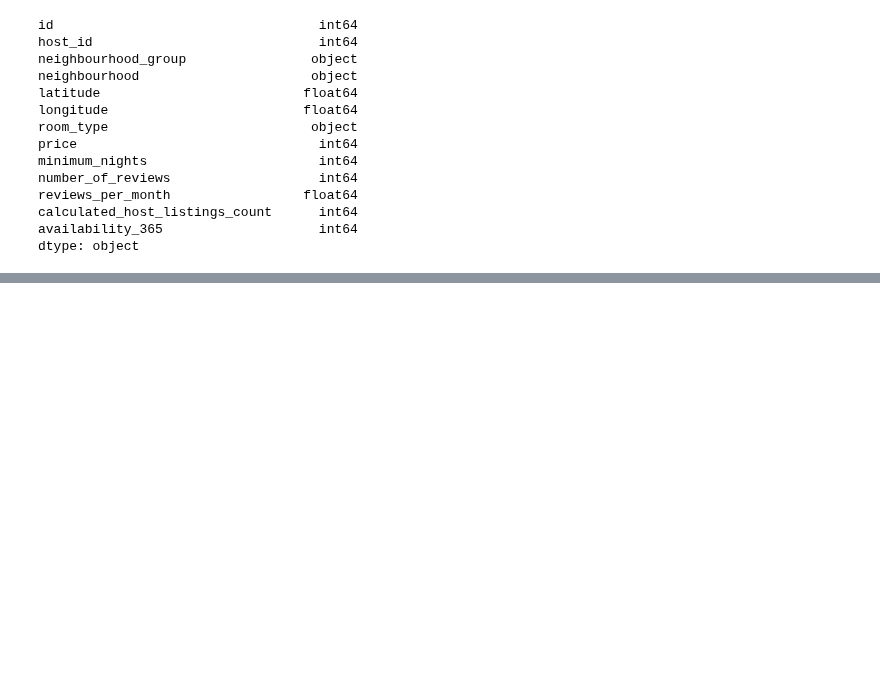
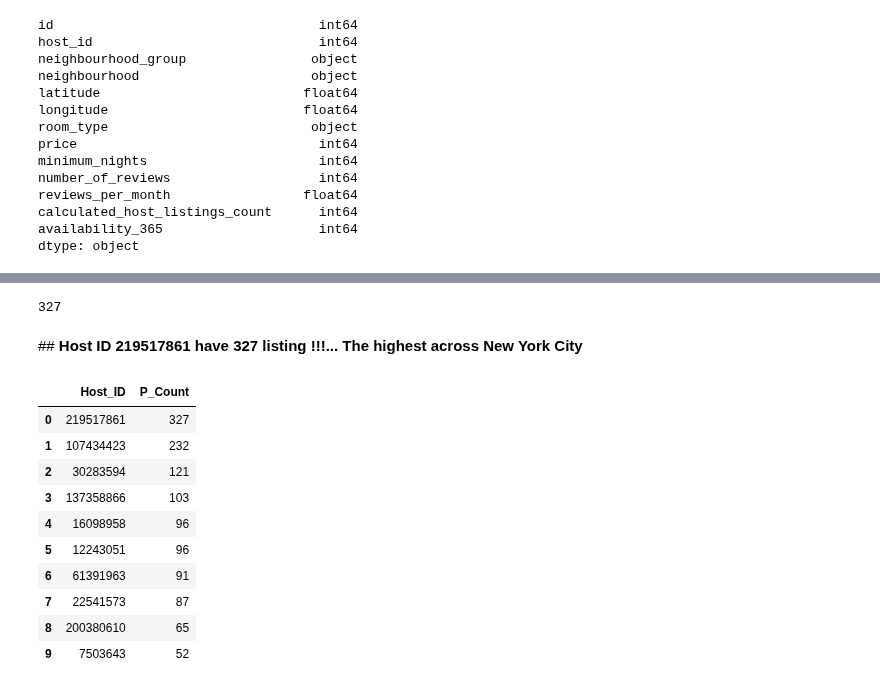
Before and after one commit to Ayaj-Ahmed/CAPSTONE-EDA, a Jupyter notebook: Airbnb_Bookings_EDA_Capstone_Project.ipynb, the cells around one changed output, grey strips where cells are left out. Saved outputs shown, nothing was run; the diff lists cells and outputs as text; code cells hidden in the pictures; blank space fills up the shorter version.

```diff
--- a/Airbnb_Bookings_EDA_Capstone_Project.ipynb
+++ b/Airbnb_Bookings_EDA_Capstone_Project.ipynb
@@ -117,0 +170,28 @@ dtype: object
+# %%
+#Lets find out the host with the maximum listing on Airbnb site for NYC
+top_host_check=airbnb.calculated_host_listings_count.max()
+top_host_check
+# %% [output]
+327
+# %% [markdown]
+##<b> Host ID 219517861 have 327 listing !!!... The highest across New York City</b>
+# %%
+#setting figure size for future visualizations
+sns.set(rc={'figure.figsize':(10,8)})
+sns.set_style('white')
+top_10_host_df=pd.DataFrame(top_10_host)
+top_10_host_df.reset_index(inplace=True)
+top_10_host_df.rename(columns={'index':'Host_ID', 'host_id':'P_Count'}, inplace=True)
+top_10_host_df
+# %% [output]
+|  | Host_ID | P_Count |
+| 0 | 219517861 | 327 |
+| 1 | 107434423 | 232 |
+| 2 | 30283594 | 121 |
+| 3 | 137358866 | 103 |
+| 4 | 16098958 | 96 |
+| 5 | 12243051 | 96 |
+| 6 | 61391963 | 91 |
+| 7 | 22541573 | 87 |
+| 8 | 200380610 | 65 |
+| 9 | 7503643 | 52 |
```
Also changed, not shown: parts of 14 cells of this notebook.
